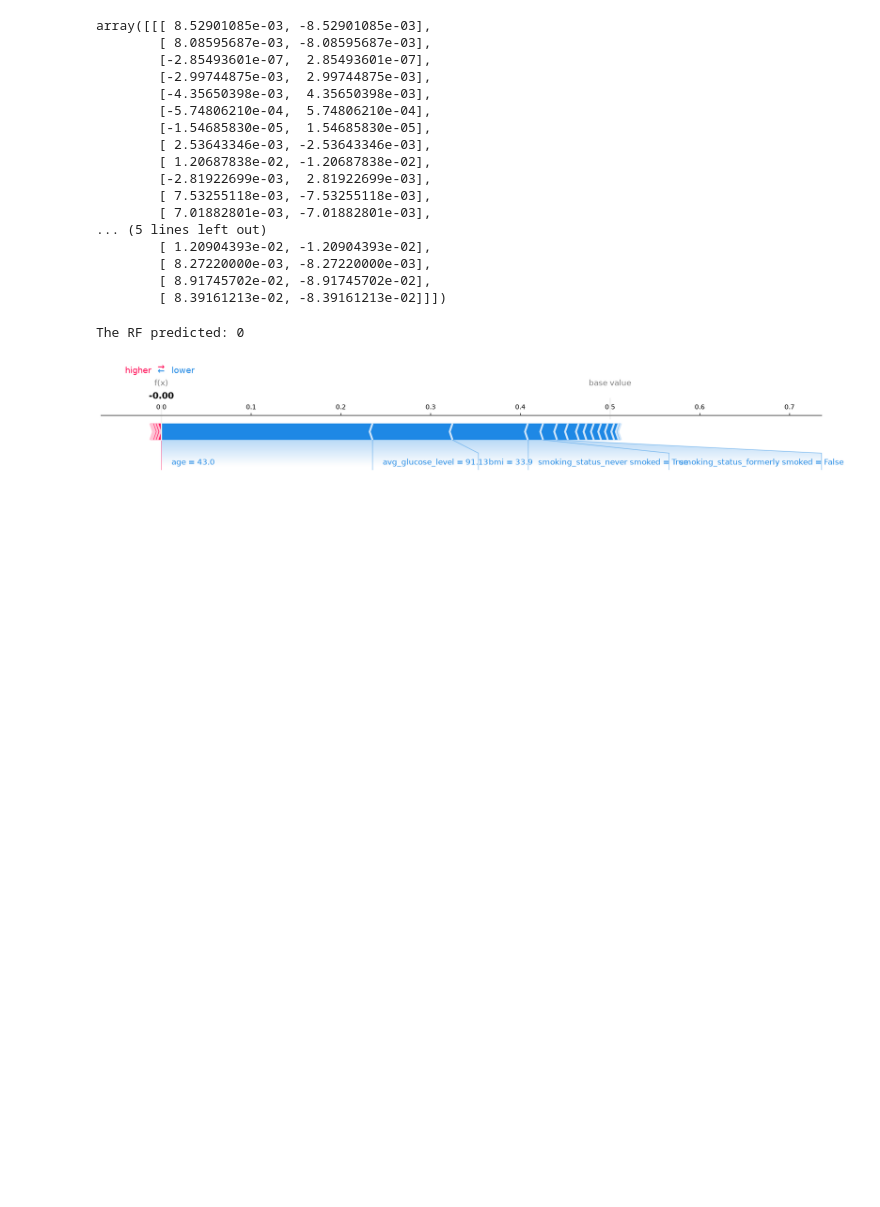
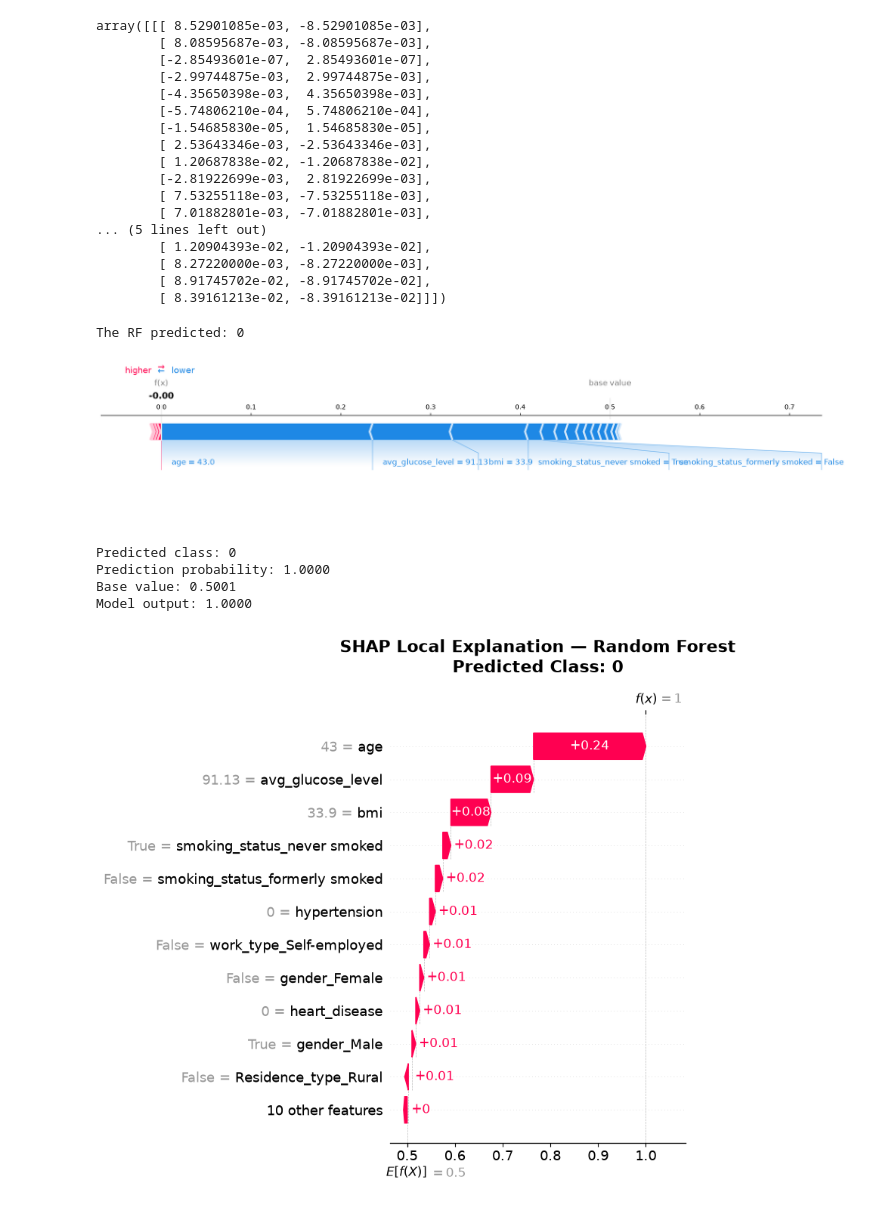
Before and after one commit to farhadmonavar/explainable-machine-learning, a Jupyter notebook: 03_shap.ipynb, the cells around one changed output. Cells and saved outputs as stored; diff of their text form; code cells hidden in the pictures; blank space fills up the shorter version.

Commit message:
feat(shap): add detailed local prediction visualization

```diff
--- a/03_shap.ipynb
+++ b/03_shap.ipynb
@@ -82,3 +82,54 @@ plt.show()
 # %% [output]
 The RF predicted: 0
 [figure]
+# %%
+# %% >> Visualize local prediction
+import matplotlib.pyplot as plt
+import numpy as np
+
+# Get prediction and predicted class
+prediction = rf.predict(X_test[start_index:end_index])[0]
+
+# Map predicted class to the corresponding SHAP output
+class_index = int(np.where(rf.classes_ == prediction)[0][0])
+
+# Select the SHAP explanation for the predicted class
+local_explanation = shap_values[0, :, class_index]
+
+print(f"Predicted class: {prediction}")
+print(f"Prediction probability: {rf.predict_proba(X_test[start_index:end_index])[0, class_index]:.4f}")
+print(f"Base value: {local_explanation.base_values:.4f}")
+print(f"Model output: {local_explanation.values.sum() + local_explanation.base_values:.4f}")
+
+# Create a professional waterfall plot
+plt.figure(figsize=(14, 8))
+
+shap.plots.waterfall(
+    local_explanation,
+    max_display=12,
+    show=False
+)
+
+# Customize appearance
+fig = plt.gcf()
+fig.patch.set_facecolor("white")
+
+ax = plt.gca()
+ax.set_facecolor("white")
+
+ax.set_title(
+    f"SHAP Local Explanation — Random Forest\n"
+    f"Predicted Class: {prediction}",
+    fontsize=16,
+    fontweight="bold",
+    pad=20
+)
+
+plt.tight_layout()
+plt.show()
+# %% [output]
+Predicted class: 0
+Prediction probability: 1.0000
+Base value: 0.5001
+Model output: 1.0000
+[figure, added]
```
Also changed, not shown: parts of 1 cell of this notebook.
